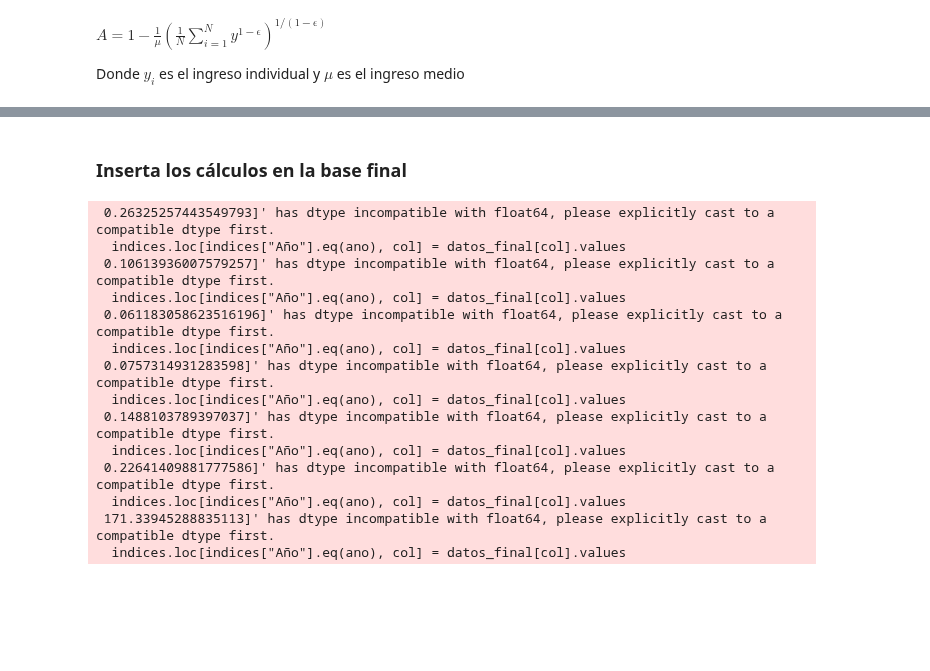
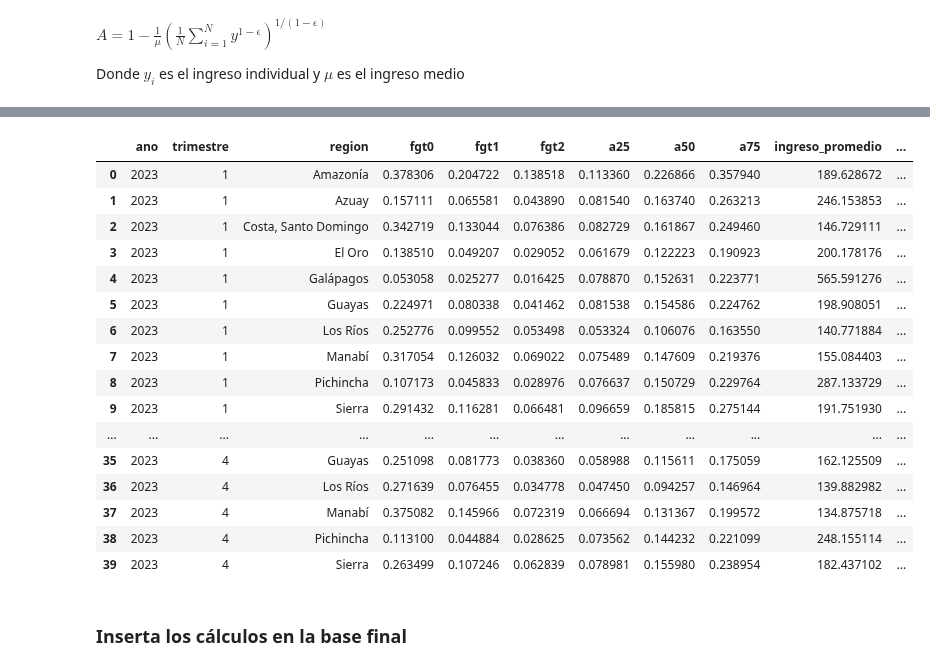
Before and after one commit to oejaramillo/salario-minimo-y-pobreza-Ecuador, a Jupyter notebook: enemdu2023.ipynb, the cells around one changed output, grey strips where cells are left out. Drawn from its saved outputs; the diff is of its cells as text; code cells hidden in the pictures; blank space fills up the shorter version.

```diff
--- a/enemdu2023.ipynb
+++ b/enemdu2023.ipynb
@@ -432,6 +694,8 @@ Con $i$ el trimestre de interés y $año$ el año de interés
 Diccionario de umbral
 # %%
 umbral_dict = dict(zip(datos_actual['trimestre'], datos_actual['umbral de pobreza']))
+salario_dict = dict(zip(datos_actual['trimestre'], datos_actual['salario básico unificado']))
+ano = 2023
 # %% [markdown]
 ## Cálculo del índice de pobreza de Foster, Greer y Thorbecke
 
@@ -627,16 +716,0 @@ datos_final = pd.DataFrame(index=['t1', 't2', 't3', 't4'], columns=['fgt0', 'fgt
-# %%
-valuores = ['fgt0', 'fgt1', 'fgt2', 'a25', 'a50', 'a75', 'ingreso_promedio']
-trimestres = {
-    't1': ['m1', 'm2', 'm3'],
-    't2': ['m4', 'm5', 'm6'],
-    't3': ['m7', 'm8', 'm9'],
-    't4': ['m10', 'm11', 'm12']
-}
-
-for trimestre, mes in trimestres.items():
-    datos_trimestre = datos_final_mensual.loc[mes]
-    weights = datos_trimestre['factor']
-
-    # Calcula promedio ponderado
-    weighted_avgs = (datos_trimestre[valuores].multiply(weights, axis=0)).sum() / weights.sum()
-    datos_final.loc[trimestre, valuores] = weighted_avgs
@@ -651,3 +839,37 @@ datos_final
+# %%
+# Agregar por año, trimestre y región
+df_trimestral = df_final_regional.groupby(['ano', 'trimestre', 'region']).agg({
+    'fgt0': 'mean',
+    'fgt1': 'mean',
+    'fgt2': 'mean',
+    'a25': 'mean',
+    'a50': 'mean',
+    'a75': 'mean',
+    'ingreso_promedio': 'mean',
+    'ingreso_mediana': 'mean',
+    'salario_minimo': 'mean',
+    'kaitz_indice': 'mean'
+}).reset_index()
+
+df_trimestral
+# %% [output]
+|  | ano | trimestre | region | fgt0 | fgt1 | fgt2 | a25 | a50 | a75 | ingreso_promedio | ... |
+| 0 | 2023 | 1 | Amazonía | 0.378306 | 0.204722 | 0.138518 | 0.113360 | 0.226866 | 0.357940 | 189.628672 | ... |
+| 1 | 2023 | 1 | Azuay | 0.157111 | 0.065581 | 0.043890 | 0.081540 | 0.163740 | 0.263213 | 246.153853 | ... |
+| 2 | 2023 | 1 | Costa, Santo Domingo | 0.342719 | 0.133044 | 0.076386 | 0.082729 | 0.161867 | 0.249460 | 146.729111 | ... |
+| 3 | 2023 | 1 | El Oro | 0.138510 | 0.049207 | 0.029052 | 0.061679 | 0.122223 | 0.190923 | 200.178176 | ... |
+| 4 | 2023 | 1 | Galápagos | 0.053058 | 0.025277 | 0.016425 | 0.078870 | 0.152631 | 0.223771 | 565.591276 | ... |
+| 5 | 2023 | 1 | Guayas | 0.224971 | 0.080338 | 0.041462 | 0.081538 | 0.154586 | 0.224762 | 198.908051 | ... |
+| 6 | 2023 | 1 | Los Ríos | 0.252776 | 0.099552 | 0.053498 | 0.053324 | 0.106076 | 0.163550 | 140.771884 | ... |
+| 7 | 2023 | 1 | Manabí | 0.317054 | 0.126032 | 0.069022 | 0.075489 | 0.147609 | 0.219376 | 155.084403 | ... |
+| 8 | 2023 | 1 | Pichincha | 0.107173 | 0.045833 | 0.028976 | 0.076637 | 0.150729 | 0.229764 | 287.133729 | ... |
+| 9 | 2023 | 1 | Sierra | 0.291432 | 0.116281 | 0.066481 | 0.096659 | 0.185815 | 0.275144 | 191.751930 | ... |
+| ... | ... | ... | ... | ... | ... | ... | ... | ... | ... | ... | ... |
+| 35 | 2023 | 4 | Guayas | 0.251098 | 0.081773 | 0.038360 | 0.058988 | 0.115611 | 0.175059 | 162.125509 | ... |
+| 36 | 2023 | 4 | Los Ríos | 0.271639 | 0.076455 | 0.034778 | 0.047450 | 0.094257 | 0.146964 | 139.882982 | ... |
+| 37 | 2023 | 4 | Manabí | 0.375082 | 0.145966 | 0.072319 | 0.066694 | 0.131367 | 0.199572 | 134.875718 | ... |
+| 38 | 2023 | 4 | Pichincha | 0.113100 | 0.044884 | 0.028625 | 0.073562 | 0.144232 | 0.221099 | 248.155114 | ... |
+| 39 | 2023 | 4 | Sierra | 0.263499 | 0.107246 | 0.062839 | 0.078981 | 0.155980 | 0.238954 | 182.437102 | ... |
 # %% [markdown]
 ### Inserta los cálculos en la base final
 # %%
@@ -655,25 +876,0 @@ indices = pd.read_csv("indices.csv", encoding='latin-1')
-# %%
-ano = 2023
-# Asegurar que el índice de datos_final coincide con trimestres 1..4
-datos_final = datos_final.copy()
-datos_final["trimestre"] = [1, 2, 3, 4]
-datos_final["Año"] = ano
-
-# Reemplazar en indices usando mask
-for col in ["fgt0","fgt1","fgt2","a25","a50","a75","ingreso_promedio"]:
-    indices.loc[indices["Año"].eq(ano), col] = datos_final[col].values
-# %% [output]
- 0.26325257443549793]' has dtype incompatible with float64, please explicitly cast to a compatible dtype first.
-  indices.loc[indices["Año"].eq(ano), col] = datos_final[col].values
- 0.10613936007579257]' has dtype incompatible with float64, please explicitly cast to a compatible dtype first.
-  indices.loc[indices["Año"].eq(ano), col] = datos_final[col].values
- 0.061183058623516196]' has dtype incompatible with float64, please explicitly cast to a compatible dtype first.
-  indices.loc[indices["Año"].eq(ano), col] = datos_final[col].values
- 0.0757314931283598]' has dtype incompatible with float64, please explicitly cast to a compatible dtype first.
-  indices.loc[indices["Año"].eq(ano), col] = datos_final[col].values
- 0.1488103789397037]' has dtype incompatible with float64, please explicitly cast to a compatible dtype first.
-  indices.loc[indices["Año"].eq(ano), col] = datos_final[col].values
- 0.22641409881777586]' has dtype incompatible with float64, please explicitly cast to a compatible dtype first.
-  indices.loc[indices["Año"].eq(ano), col] = datos_final[col].values
- 171.33945288835113]' has dtype incompatible with float64, please explicitly cast to a compatible dtype first.
-  indices.loc[indices["Año"].eq(ano), col] = datos_final[col].values
```
Also changed, not shown: parts of 43 cells of this notebook, 6 other files.
